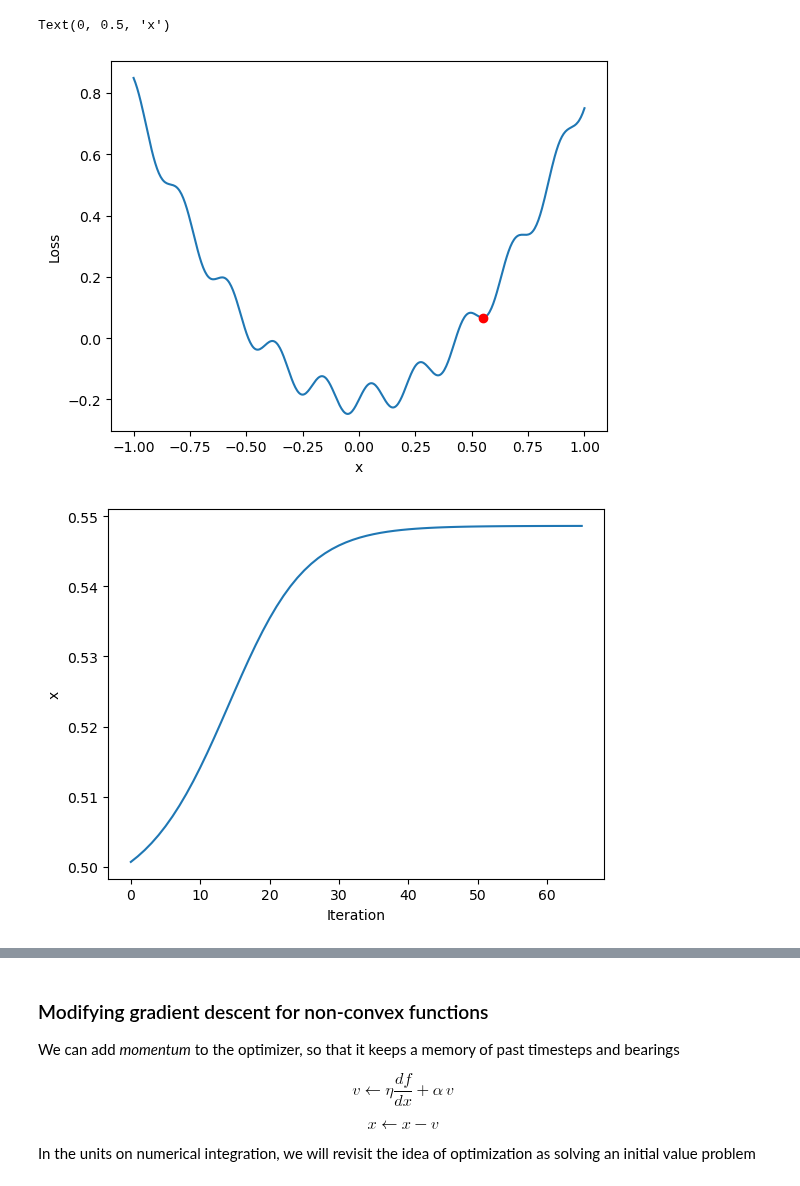
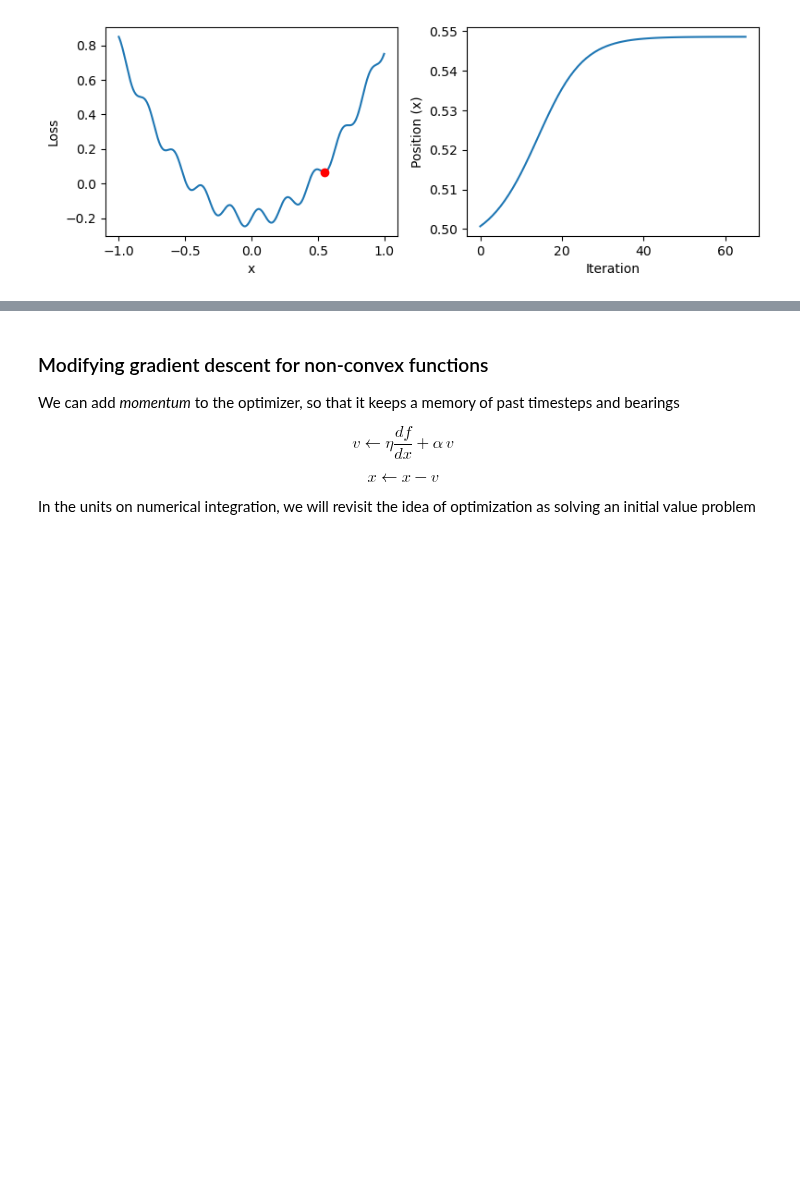
Before and after one commit to williamgilpin/cphy, a Jupyter notebook: talks/convex_optimization_univariate.ipynb, the cells around one changed output, grey strips where cells are left out. Saved outputs shown, nothing was run; the diff lists cells and outputs as text; code cells hidden in the pictures; blank space fills up the shorter version.

```diff
--- a/talks/convex_optimization_univariate.ipynb
+++ b/talks/convex_optimization_univariate.ipynb
@@ -108,39 +103,40 @@ class GradientDescentOptimizer:
                 break
 
             x = x_new
 
             if self.store_history:
                 self.history.append(x_new)
 
         return x
 
 # def loss(x):
 #     return 0.5 * x**2 - 0.2
 
 loss = lambda x: 0.5 * x**2 - 0.2
 loss_grad = lambda x: x
 
 loss = lambda x: x**2 + 0.05 * np.sin(30 * x) - 0.2
 loss_grad = lambda x: 2 * x + 0.05 * 30 * np.cos(30 * x)
 
 # optimizer = GradientDescentOptimizer(store_history=True, learning_rate=2.0)
 optimizer = GradientDescentOptimizer(store_history=True, learning_rate=0.005)
 x_opt = optimizer.optimize(loss_grad, 0.5)
 
-plt.figure()
+plt.figure(figsize=(8, 3))
+plt.subplot(1, 2, 1)
 plt.plot(xx, loss(xx))
 plt.plot(x_opt, loss(x_opt), 'ro')
 plt.xlabel('x')
 plt.ylabel("Loss")
 
-plt.figure()
+plt.subplot(1, 2, 2)
 plt.plot(optimizer.history)
 plt.xlabel('Iteration')
-plt.ylabel('x')
+plt.ylabel('Position (x)')
+
+plt.tight_layout()
 # %% [output]
-Text(0, 0.5, 'x')
-[figure, old version]
+[figure, new version]
-[figure, removed]
 # %%
 loss = lambda x: x**2 + 0.05 * np.sin(30 * x) - 0.2
 loss_grad = lambda x: 2 * x + 0.05 * 30 * np.cos(30 * x)
```
Also changed, not shown: parts of 15 cells of this notebook, 2 other files.
